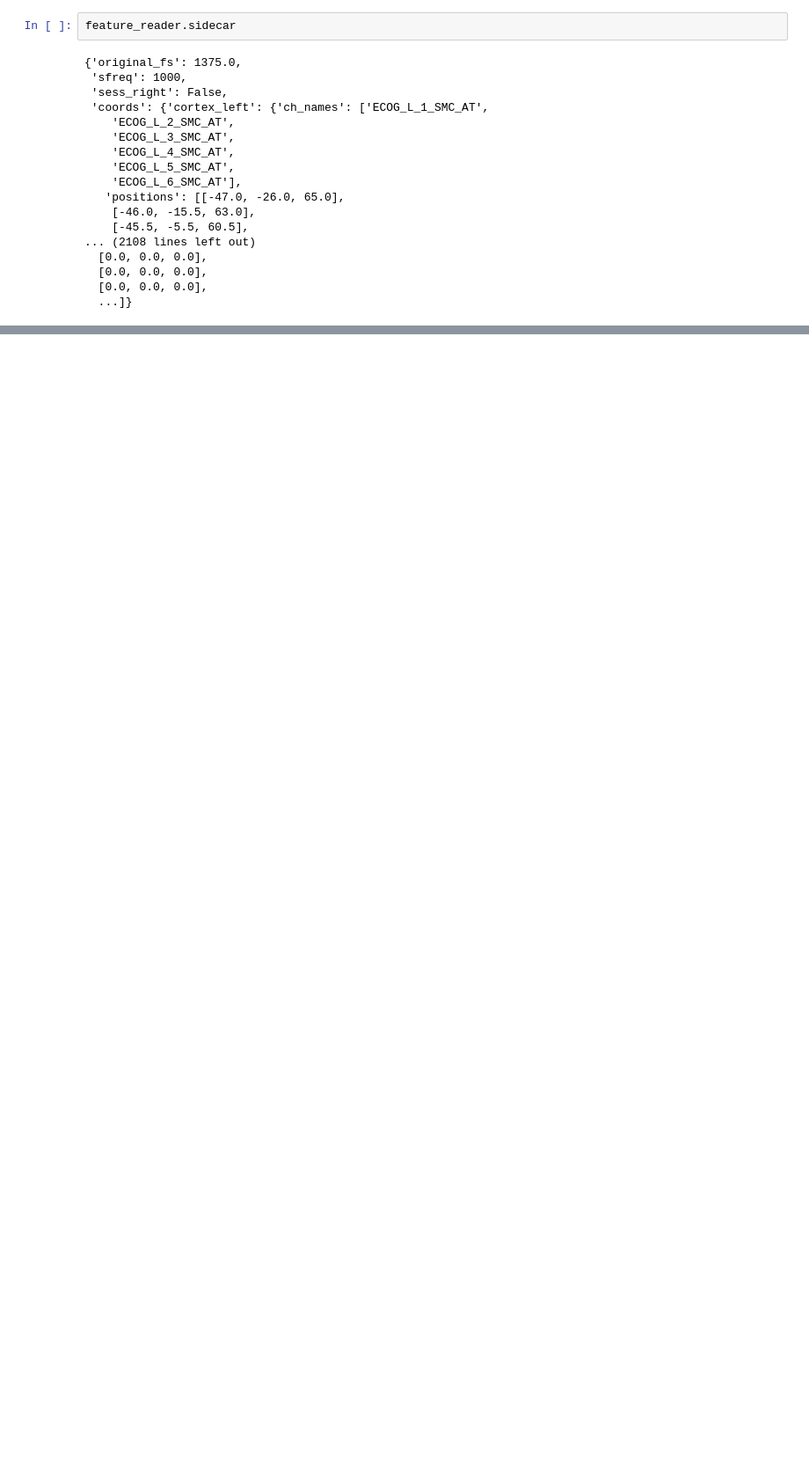
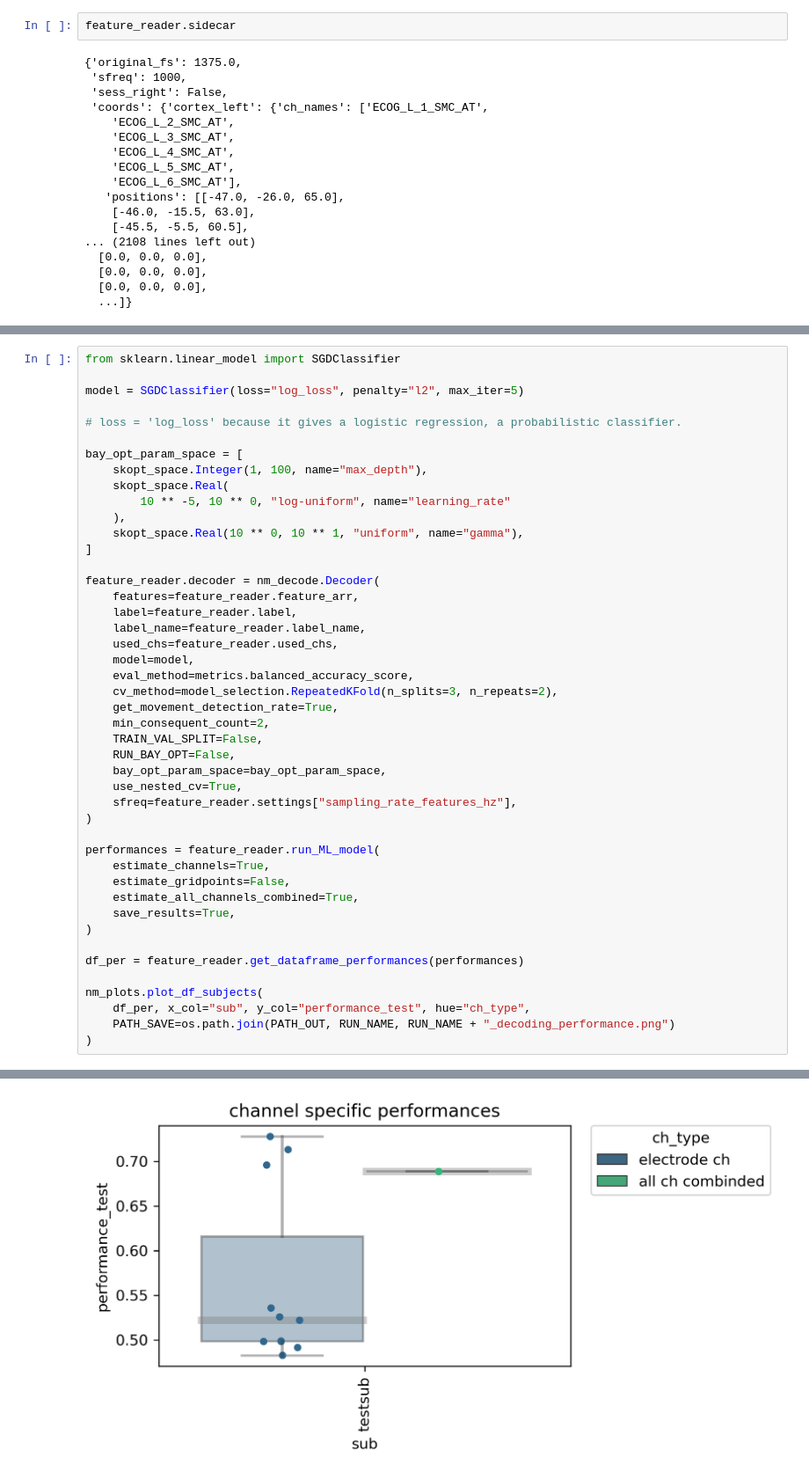
Before and after one commit to neuromodulation/py_neuromodulation, a Jupyter notebook: examples/example_externalMLModel.ipynb, the cells around one changed output, grey strips where cells are left out. Shown: that part at 88% size. Saved outputs shown, nothing was run; the diff lists cells and outputs as text; blank space fills up the shorter version.

```diff
--- a/examples/example_externalMLModel.ipynb
+++ b/examples/example_externalMLModel.ipynb
@@ -413,0 +491,46 @@ feature_reader.sidecar
+# %%
+from sklearn.linear_model import SGDClassifier
+
+model = SGDClassifier(loss="log_loss", penalty="l2", max_iter=5)
+
+# loss = 'log_loss' because it gives a logistic regression, a probabilistic classifier.
+
+bay_opt_param_space = [
+    skopt_space.Integer(1, 100, name="max_depth"),
+    skopt_space.Real(
+        10 ** -5, 10 ** 0, "log-uniform", name="learning_rate"
+    ),
+    skopt_space.Real(10 ** 0, 10 ** 1, "uniform", name="gamma"),
+]
+
+feature_reader.decoder = nm_decode.Decoder(
+    features=feature_reader.feature_arr,
+    label=feature_reader.label,
+    label_name=feature_reader.label_name,
+    used_chs=feature_reader.used_chs,
+    model=model,
+    eval_method=metrics.balanced_accuracy_score,
+    cv_method=model_selection.RepeatedKFold(n_splits=3, n_repeats=2),
+    get_movement_detection_rate=True,
+    min_consequent_count=2,
+    TRAIN_VAL_SPLIT=False,
+    RUN_BAY_OPT=False,
+    bay_opt_param_space=bay_opt_param_space,
+    use_nested_cv=True,
+    sfreq=feature_reader.settings["sampling_rate_features_hz"],
+)
+
+performances = feature_reader.run_ML_model(
+    estimate_channels=True,
+    estimate_gridpoints=False,
+    estimate_all_channels_combined=True,
+    save_results=True,
+)
+
+df_per = feature_reader.get_dataframe_performances(performances)
+
+nm_plots.plot_df_subjects(
+    df_per, x_col="sub", y_col="performance_test", hue="ch_type",
+    PATH_SAVE=os.path.join(PATH_OUT, RUN_NAME, RUN_NAME + "_decoding_performance.png")
+)
+# %% [output]
@@ -413,0 +554 @@ feature_reader.sidecar
+[figure, added]
```
Also changed, not shown: parts of 21 cells of this notebook, 1 other file.
